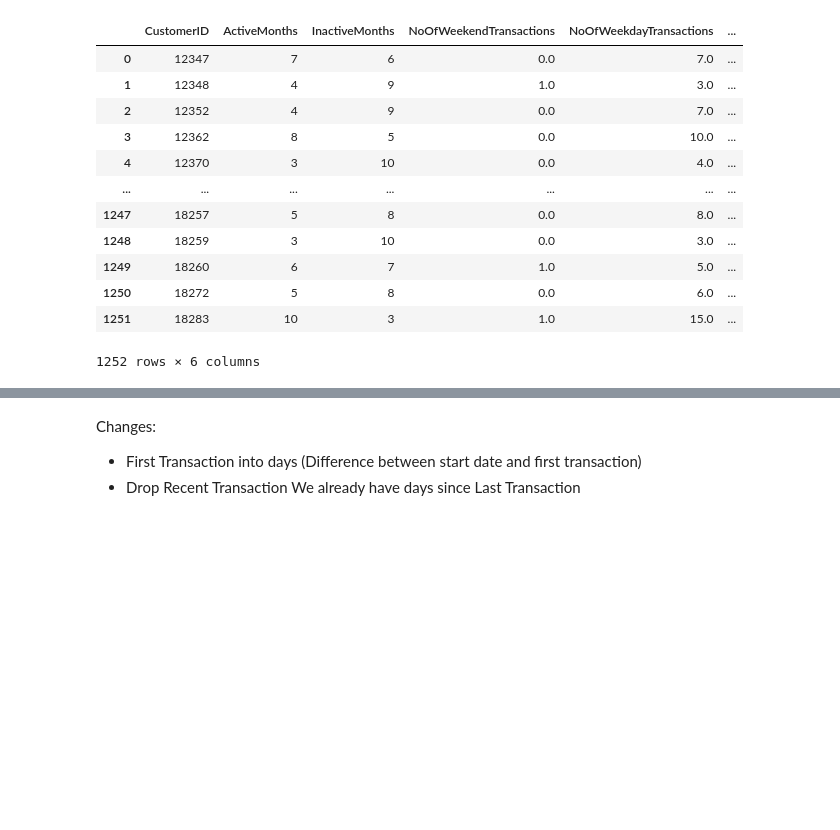
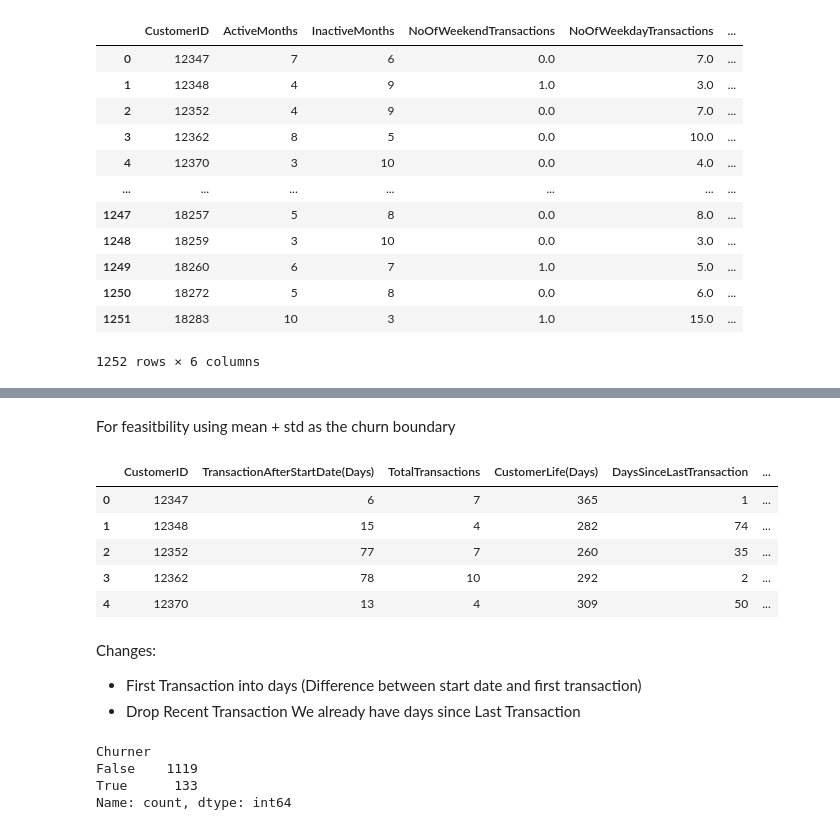
Before and after one commit to syLvester03/Profitability-Evaluation-In-Customer-Churn-In-Sales, a Jupyter notebook: UCI_Retail/Notebooks/Preprocessing.ipynb, the cells around one changed output, grey strips where cells are left out. Drawn from its saved outputs; the diff is of its cells as text; code cells hidden in the pictures; blank space fills up the shorter version.

```diff
--- a/UCI_Retail/Notebooks/Preprocessing.ipynb
+++ b/UCI_Retail/Notebooks/Preprocessing.ipynb
@@ -279,10 +310,28 @@ Basic Churn Condition: No Transaction in last 90 days
+# %% [markdown]
+For feasitbility using mean + std as the churn boundary
 # %%
-# data['Churner'] = data['DaysSinceLastTransaction'] > 90
-# data['FirstTransaction'] = (data['FirstTransaction'] - transactions_start_date).dt.days.astype('Int64')
-# data = data.rename(columns={'FirstTransaction':'TransactionAfterStartDate(Days)'})
-# data.head()
+data['Churner'] = data['DaysSinceLastTransaction'] > (mean+std)
+data['FirstTransaction'] = (data['FirstTransaction'] - transactions_start_date).dt.days.astype('Int64')
+data = data.rename(columns={'FirstTransaction':'TransactionAfterStartDate(Days)'})
+data = data.drop(columns="RecentTransaction")
+data.head()
+# %% [output]
+|  | CustomerID | TransactionAfterStartDate(Days) | TotalTransactions | CustomerLife(Days) | DaysSinceLastTransaction | ... |
+| 0 | 12347 | 6 | 7 | 365 | 1 | ... |
+| 1 | 12348 | 15 | 4 | 282 | 74 | ... |
+| 2 | 12352 | 77 | 7 | 260 | 35 | ... |
+| 3 | 12362 | 78 | 10 | 292 | 2 | ... |
+| 4 | 12370 | 13 | 4 | 309 | 50 | ... |
 # %% [markdown]
 Changes:
 - First Transaction into days (Difference between start date and first transaction)
 - Drop Recent Transaction We already have days since Last Transaction
+# %%
+data.shape
+data['Churner'].value_counts()
+# %% [output]
+Churner
+False    1119
+True      133
+Name: count, dtype: int64
 # %%
```
Also changed, not shown: parts of 9 cells of this notebook.
